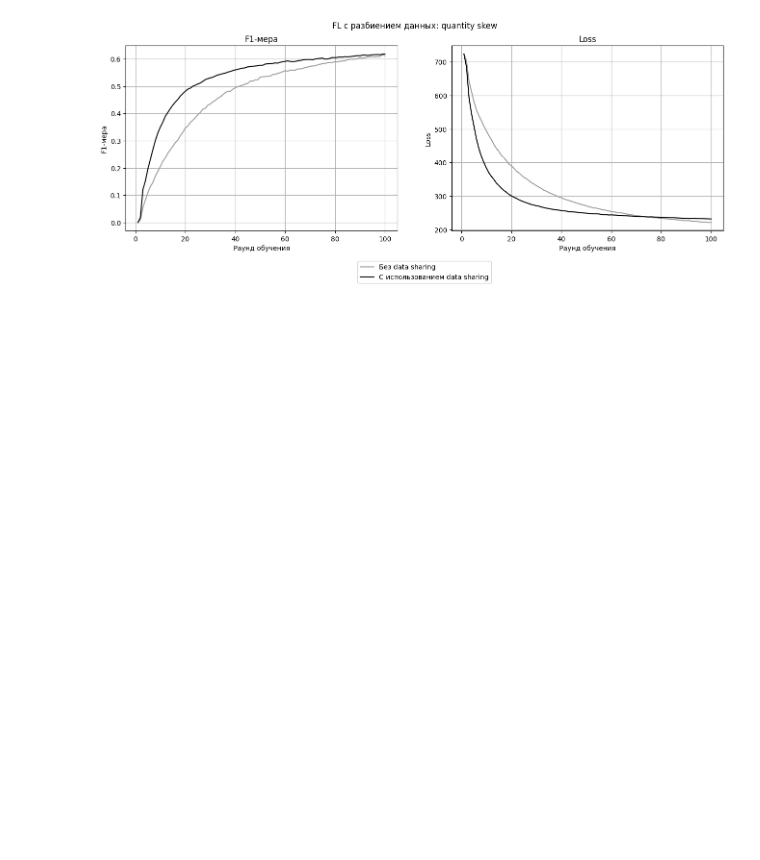
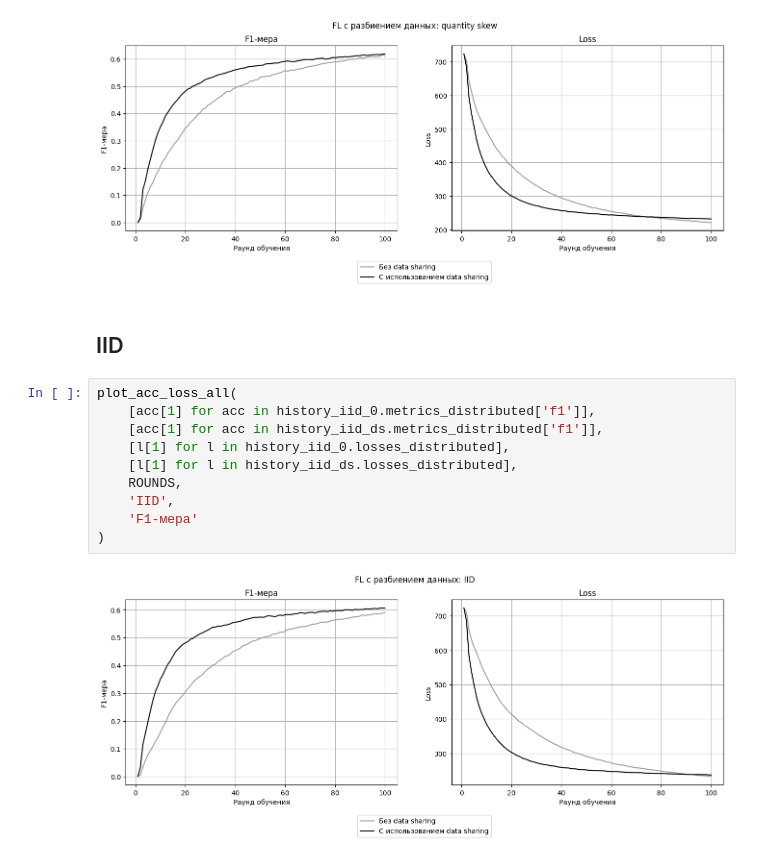
Before and after one commit to Ilyaant/federated-learning-experiments, a Jupyter notebook: notebooks/cifar100_exp.ipynb, the cells around one changed output. Drawn from its saved outputs; the diff is of its cells as text; blank space fills up the shorter version.

```diff
--- a/notebooks/cifar100_exp.ipynb
+++ b/notebooks/cifar100_exp.ipynb
@@ -226,3 +226,17 @@ plot_acc_loss_all(
 )
 # %% [output]
 [figure]
+# %% [markdown]
+## IID
+# %%
+plot_acc_loss_all(
+    [acc[1] for acc in history_iid_0.metrics_distributed['f1']],
+    [acc[1] for acc in history_iid_ds.metrics_distributed['f1']],
+    [l[1] for l in history_iid_0.losses_distributed],
+    [l[1] for l in history_iid_ds.losses_distributed],
+    ROUNDS,
+    'IID',
+    'F1-мера'
+)
+# %% [output]
+[figure, added]
```
Also changed, not shown: parts of 2 cells of this notebook.
